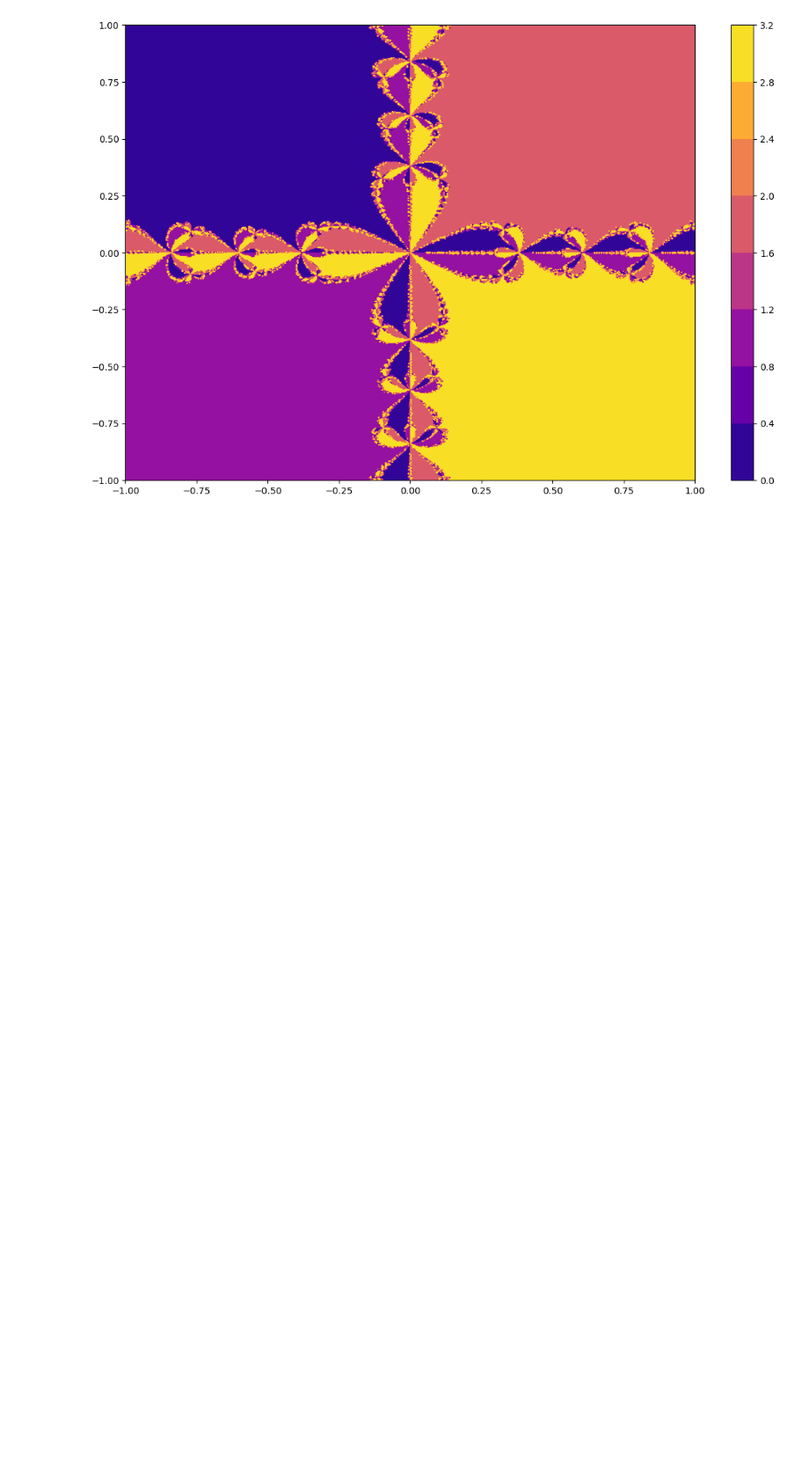
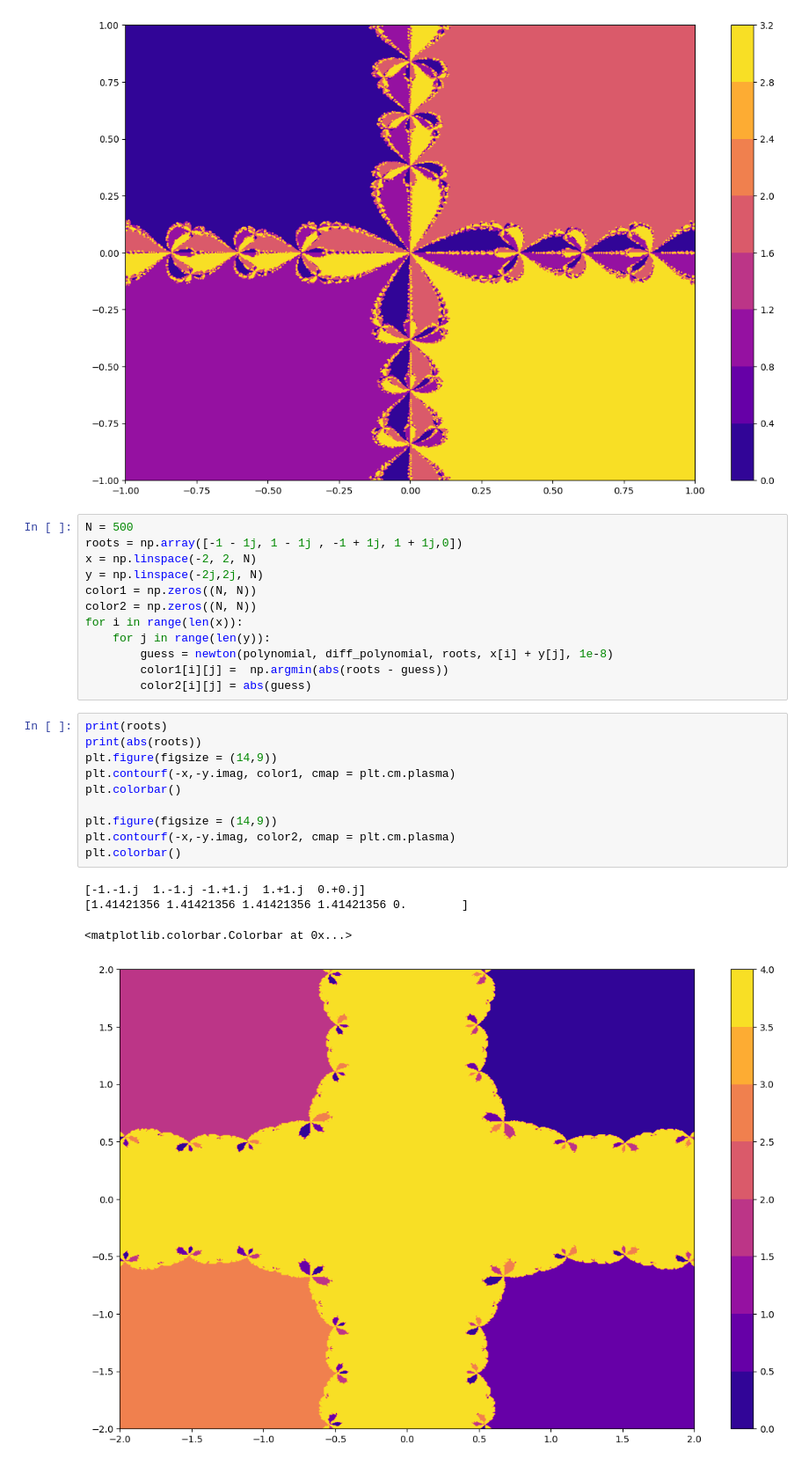
Before and after one commit to markus0800/Fraktaler-, a Jupyter notebook: fraktal.ipynb, the cells around one changed output. Shown at 88% size. Cells and saved outputs as stored; diff of their text form; blank space fills up the shorter version.

```diff
--- a/fraktal.ipynb
+++ b/fraktal.ipynb
@@ -69,3 +69,30 @@ plt.show()
   0.70710678-0.70710678j]
 [1. 1. 1. 1.]
 [figure]
+# %%
+N = 500
+roots = np.array([-1 - 1j, 1 - 1j , -1 + 1j, 1 + 1j,0])
+x = np.linspace(-2, 2, N)
+y = np.linspace(-2j,2j, N)
+color1 = np.zeros((N, N))
+color2 = np.zeros((N, N))
+for i in range(len(x)):
+    for j in range(len(y)):
+        guess = newton(polynomial, diff_polynomial, roots, x[i] + y[j], 1e-8)
+        color1[i][j] =  np.argmin(abs(roots - guess))
+        color2[i][j] = abs(guess)
+# %%
+print(roots)
+print(abs(roots))
+plt.figure(figsize = (14,9))
+plt.contourf(-x,-y.imag, color1, cmap = plt.cm.plasma)
+plt.colorbar()
+
+plt.figure(figsize = (14,9))
+plt.contourf(-x,-y.imag, color2, cmap = plt.cm.plasma)
+plt.colorbar()
+# %% [output]
+[-1.-1.j  1.-1.j -1.+1.j  1.+1.j  0.+0.j]
+[1.41421356 1.41421356 1.41421356 1.41421356 0.        ]
+<matplotlib.colorbar.Colorbar at 0x...>
+[figure, added]
```
Also changed, not shown: parts of 1 cell of this notebook.
